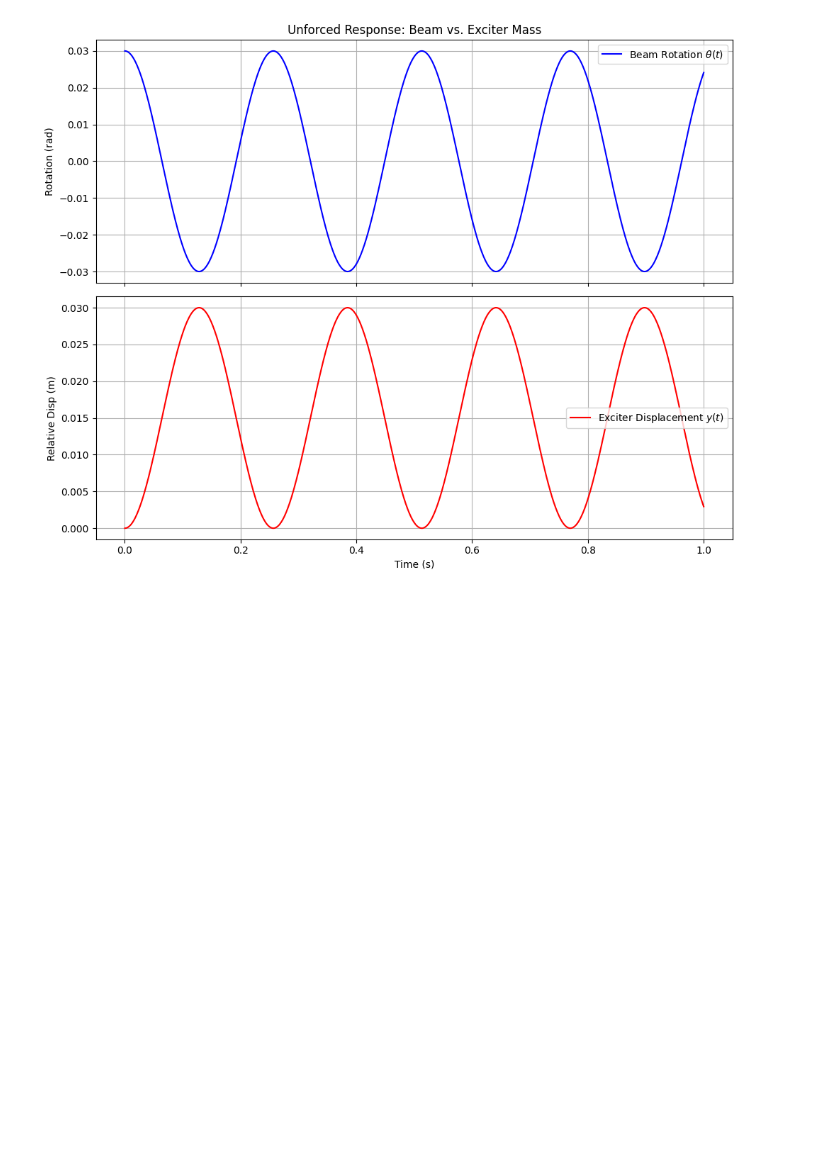
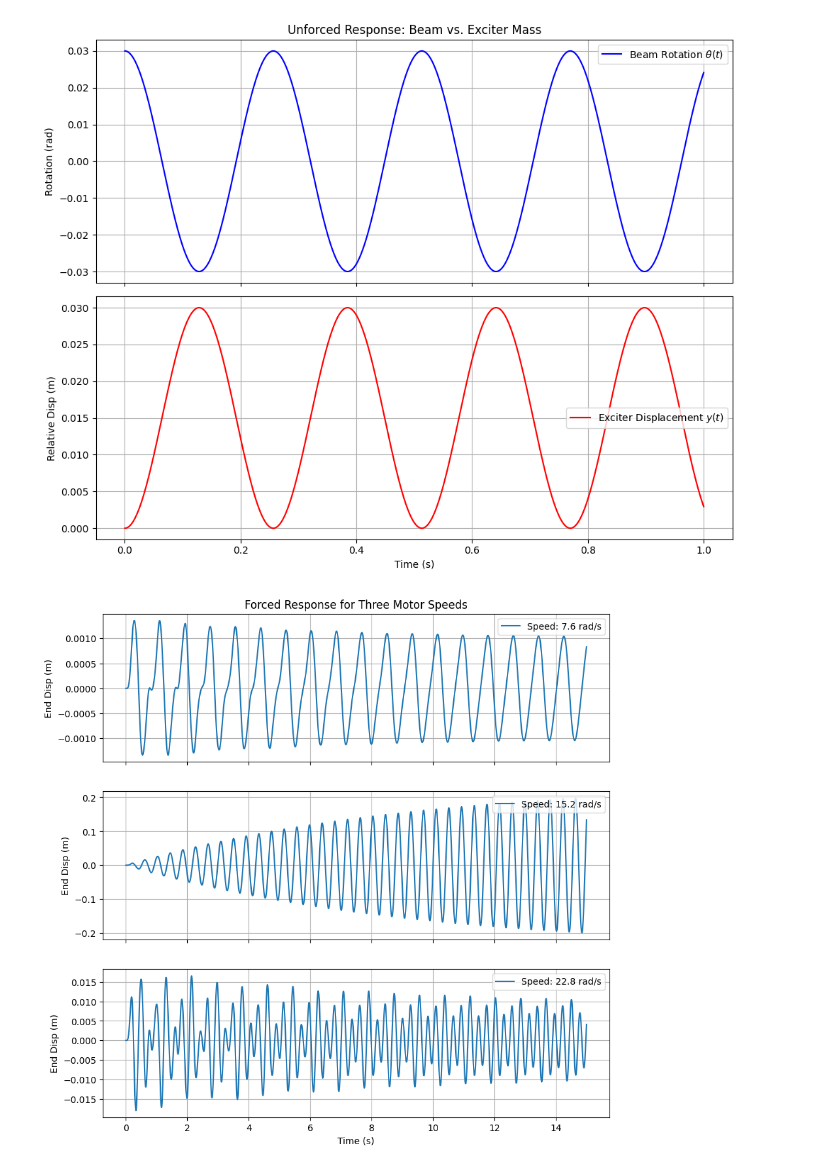
Before and after one commit to Du-nara/ME421-Mechanical-Systems-Lab-A3, a Jupyter notebook: Vibration/E_20_302_Vibration.ipynb, the cells around one changed output. Saved outputs shown, nothing was run; the diff lists cells and outputs as text; code cells hidden in the pictures; blank space fills up the shorter version.

```diff
--- a/Vibration/E_20_302_Vibration.ipynb
+++ b/Vibration/E_20_302_Vibration.ipynb
@@ -467,3 +304,53 @@ plt.tight_layout()
 plt.show()
 # %% [output]
 [figure]
+# %%
+import numpy as np
+import matplotlib.pyplot as plt
+from scipy.integrate import odeint
+
+# 1. System Parameters (Consistent with lab equations)
+L = 1.0           # Beam length (m)
+a = L / 2         # Motor position (m) [cite: 110]
+m_beam = 5.0      # Beam mass (kg)
+I_b = (1/3)*m_beam*L**2  # Inertia about pivot [cite: 127]
+m_e = 2.0         # Exciter mass (kg)
+k = 2000.0        # Spring stiffness (N/m)
+m_u_r = 0.05      # Unbalance product (kg*m)
+
+# 2. Define Matrices [cite: 151]
+M = np.array([[I_b + m_e*a**2, m_e*a], [m_e*a, m_e]])
+K = np.array([[k*L**2, 0], [0, 500]]) # Added small motor stiffness for stability
+
+# Calculate Natural Frequencies to pick Omega
+nat_freqs = np.sort(np.sqrt(np.linalg.eigvals(np.linalg.inv(M) @ K)))
+Omega_choices = [0.5 * nat_freqs[0], 1.0 * nat_freqs[0], 1.5 * nat_freqs[0]]
+
+# 3. Define Forced Dynamics with Rayleigh Damping [cite: 181, 182]
+def forced_vibration(state, t, Omega):
+    q = state[:2]
+    dq = state[2:]
+    F_t = m_u_r * Omega**2 * np.sin(Omega * t)
+    F_vec = np.array([F_t * a, F_t]) # Moment M(t) and Force F(t) [cite: 143, 149]
+
+    # M*q_ddot + C*dq + K*q = F_vec
+    # (Damping C is omitted here for simplicity or added via alpha/beta)
+    q_ddot = np.linalg.solve(M, F_vec - K @ q - 0.5 * dq) # 0.5 is a generic damping coeff
+    return np.concatenate([dq, q_ddot])
+
+# 4. Simulation and Plotting
+t = np.linspace(0, 15, 2000)
+fig, axes = plt.subplots(3, 1, figsize=(10, 10), sharex=True)
+
+for i, Omega in enumerate(Omega_choices):
+    sol = odeint(forced_vibration, [0,0,0,0], t, args=(Omega,))
+    axes[i].plot(t, sol[:, 0] * L, label=f'Speed: {Omega:.1f} rad/s')
+    axes[i].set_ylabel('End Disp (m)')
+    axes[i].legend(loc='upper right')
+    axes[i].grid(True)
+
+axes[0].set_title('Forced Response for Three Motor Speeds')
+plt.xlabel('Time (s)')
+plt.show()
+# %% [output]
+[figure, added]
```
Also changed, not shown: parts of 15 cells of this notebook.
